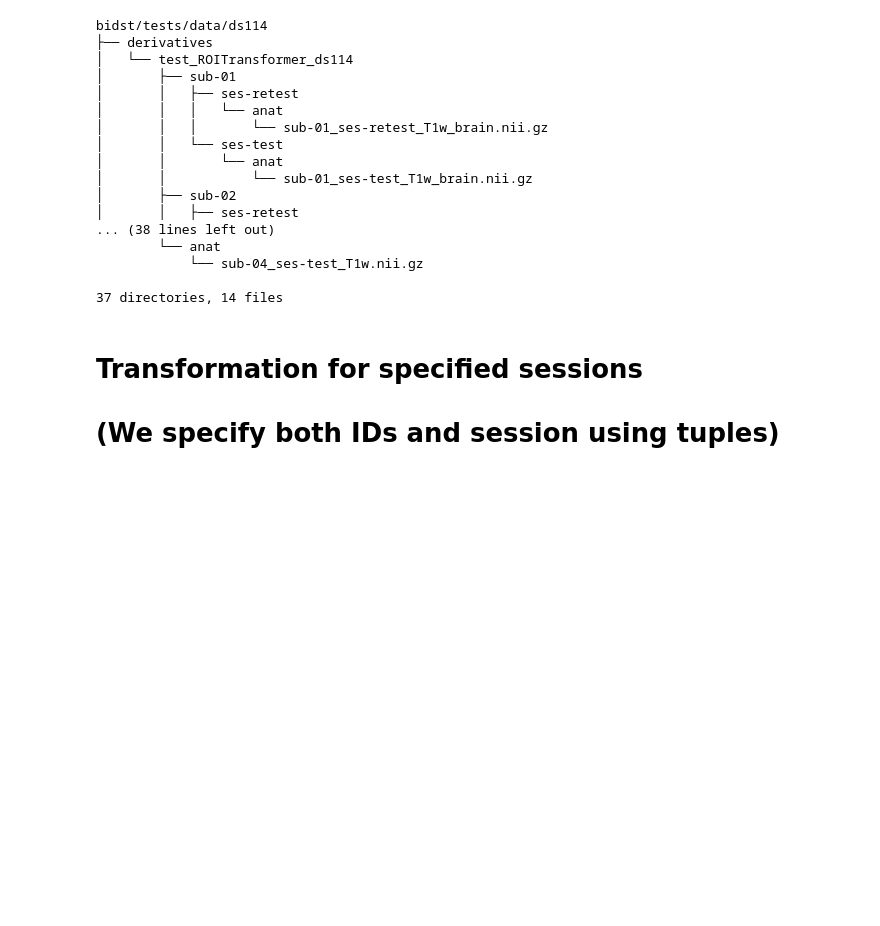
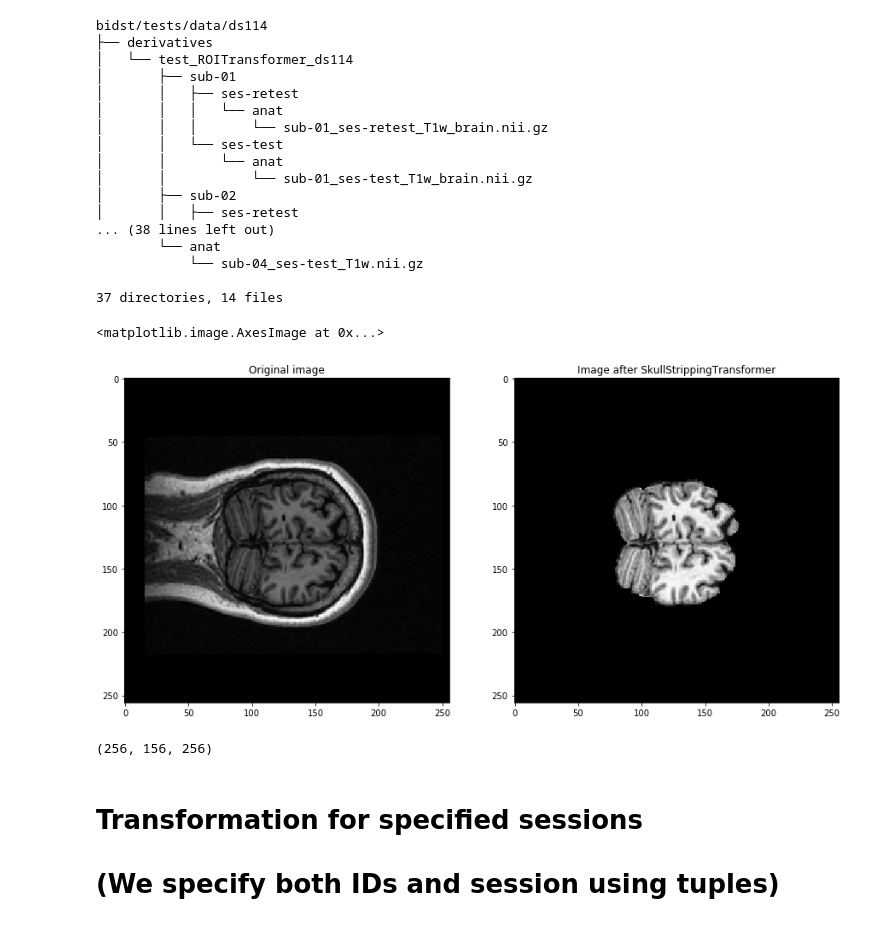
Before and after one commit to neuro-ml/BIDSTransformers, a Jupyter notebook: Skull Stripping Tutorial.ipynb, the cells around one changed output. Saved outputs shown, nothing was run; the diff lists cells and outputs as text; code cells hidden in the pictures; blank space fills up the shorter version.

Commit message:
added visualization before and after

```diff
--- a/Skull Stripping Tutorial.ipynb
+++ b/Skull Stripping Tutorial.ipynb
@@ -64,6 +66,31 @@ bidst/tests/data/ds114
             └── sub-04_ses-test_T1w.nii.gz
 
 37 directories, 14 files
+# %%
+import nibabel as nib
+import matplotlib.pyplot as plt
+%matplotlib inline
+
+img_proc = nib.load('bidst/tests/data/ds114/derivatives/test_ROITransformer_ds114/sub-01/ses-retest/anat/sub-01_ses-retest_T1w_brain.nii.gz')
+img_orig = nib.load('bidst/tests/data/ds114/sub-01/ses-retest/anat/sub-01_ses-retest_T1w.nii.gz')
+
+check_slice = 36
+plt.figure(figsize=(15, 30))
+plt.subplot(121)
+plt.title('Original image')
+plt.imshow(img_orig.get_data()[:, check_slice, :], cmap='Greys_r')
+
+
+plt.subplot(122)
+plt.title('Image after SkullStrippingTransformer')
+plt.imshow(img_proc.get_data()[:, check_slice, :], cmap='Greys_r')
+# %% [output]
+<matplotlib.image.AxesImage at 0x...>
+[figure, added]
+# %%
+img_orig.get_data().shape
+# %% [output]
+(256, 156, 256)
 # %% [markdown]
 # Transformation for specified sessions
 # (We specify both IDs and session using tuples)
```
Also changed, not shown: parts of 1 cell of this notebook.
